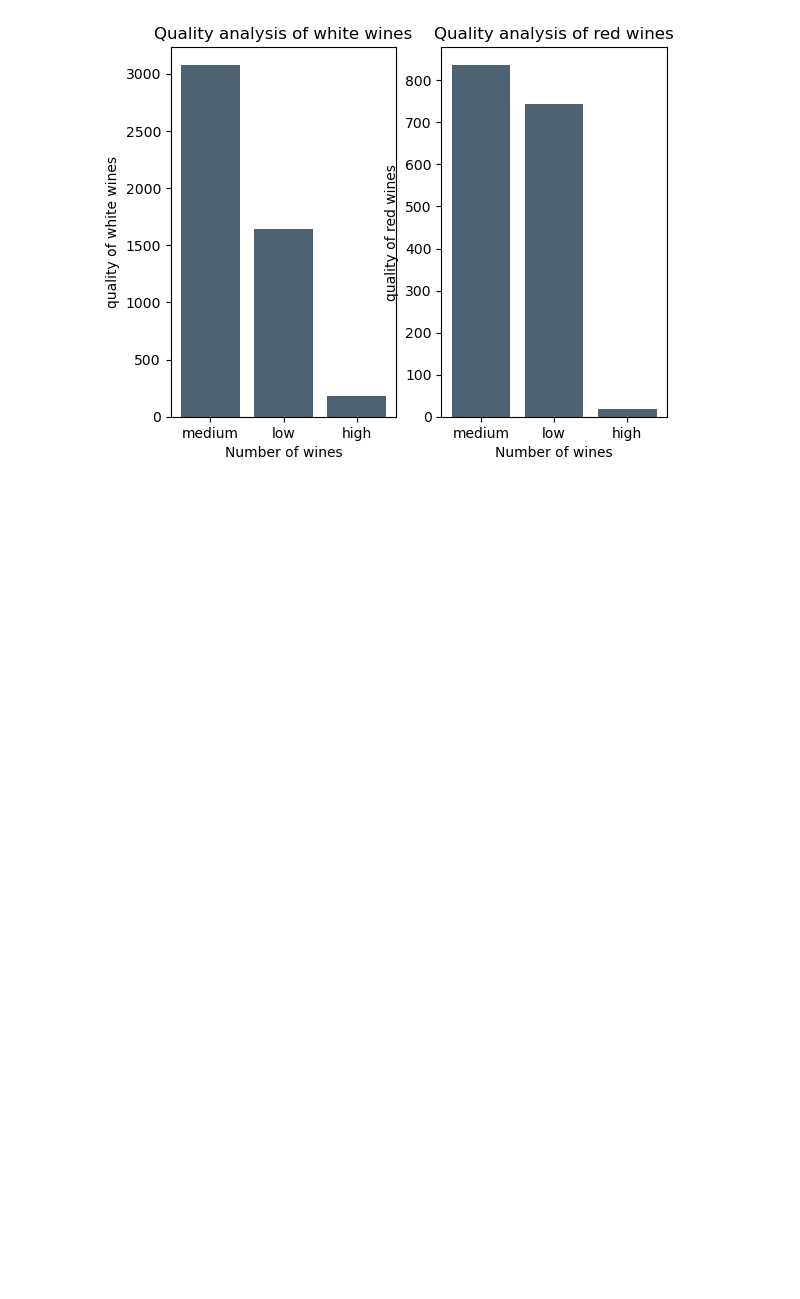
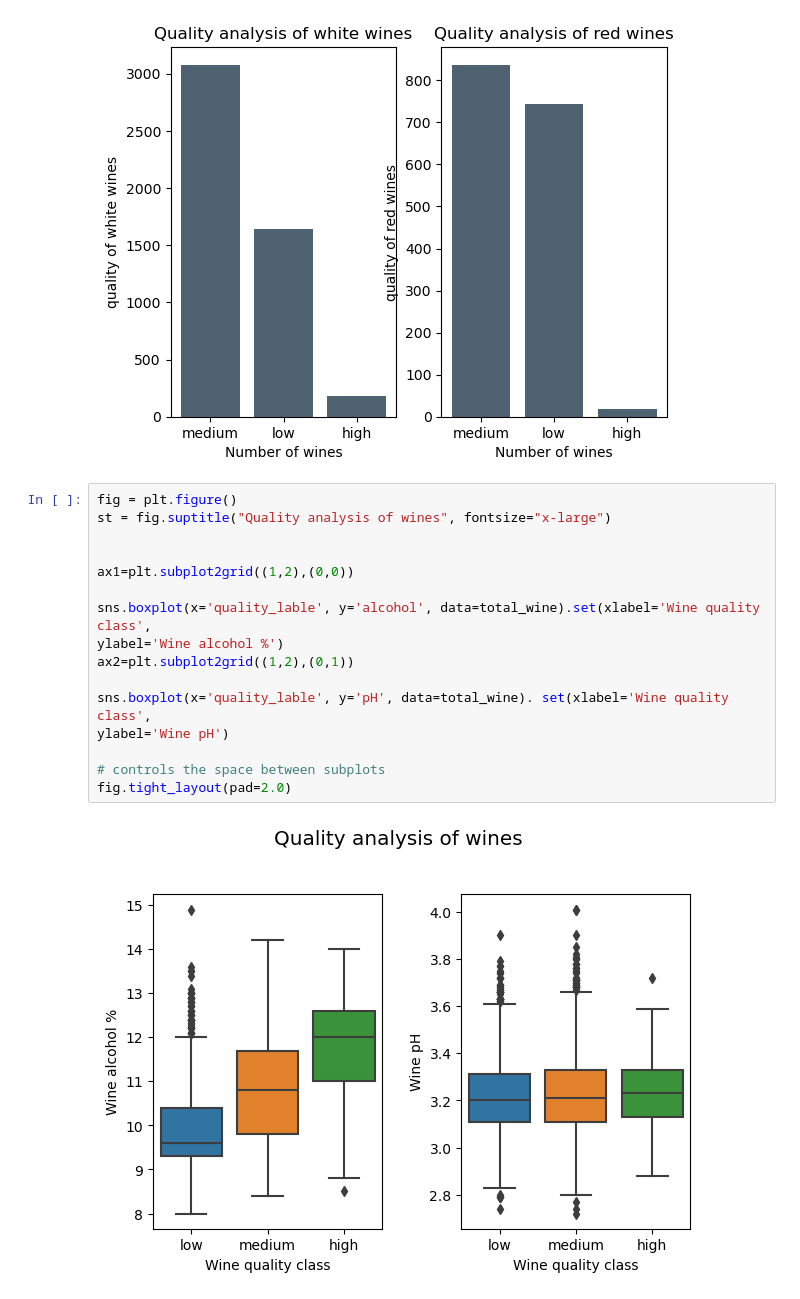
Before and after one commit to baes2021/P2-wine-EDA, a Jupyter notebook: wine_project.ipynb, the cells around one changed output. Drawn from its saved outputs; the diff is of its cells as text; blank space fills up the shorter version.

Commit message:
add plots of quality analysis with 4 subplots

```diff
--- a/wine_project.ipynb
+++ b/wine_project.ipynb
@@ -326,3 +326,21 @@ plt.bar( red_wine['quality_lable'].value_counts().index, red_wine['quality_lable
 # %% [output]
 <BarContainer object of 3 artists>
 [figure]
+# %%
+fig = plt.figure()
+st = fig.suptitle("Quality analysis of wines", fontsize="x-large")
+
+
+ax1=plt.subplot2grid((1,2),(0,0))
+
+sns.boxplot(x='quality_lable', y='alcohol', data=total_wine).set(xlabel='Wine quality class',
+ylabel='Wine alcohol %')
+ax2=plt.subplot2grid((1,2),(0,1))
+
+sns.boxplot(x='quality_lable', y='pH', data=total_wine). set(xlabel='Wine quality class',
+ylabel='Wine pH')
+
+# controls the space between subplots
+fig.tight_layout(pad=2.0)
+# %% [output]
+[figure, added]
```
Also changed, not shown: parts of 1 cell of this notebook.
